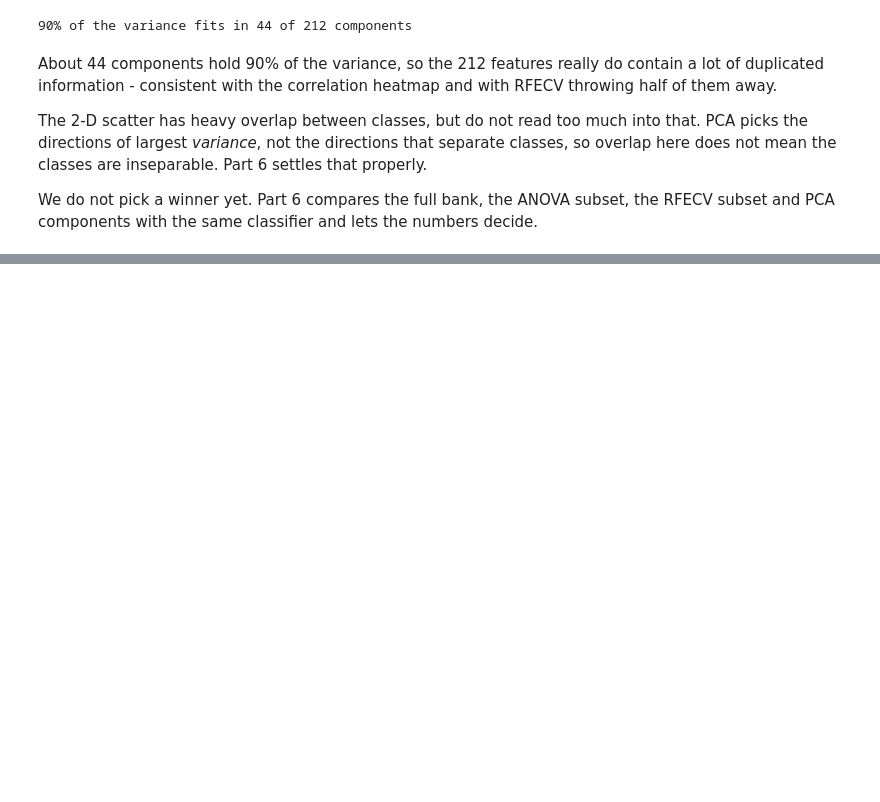
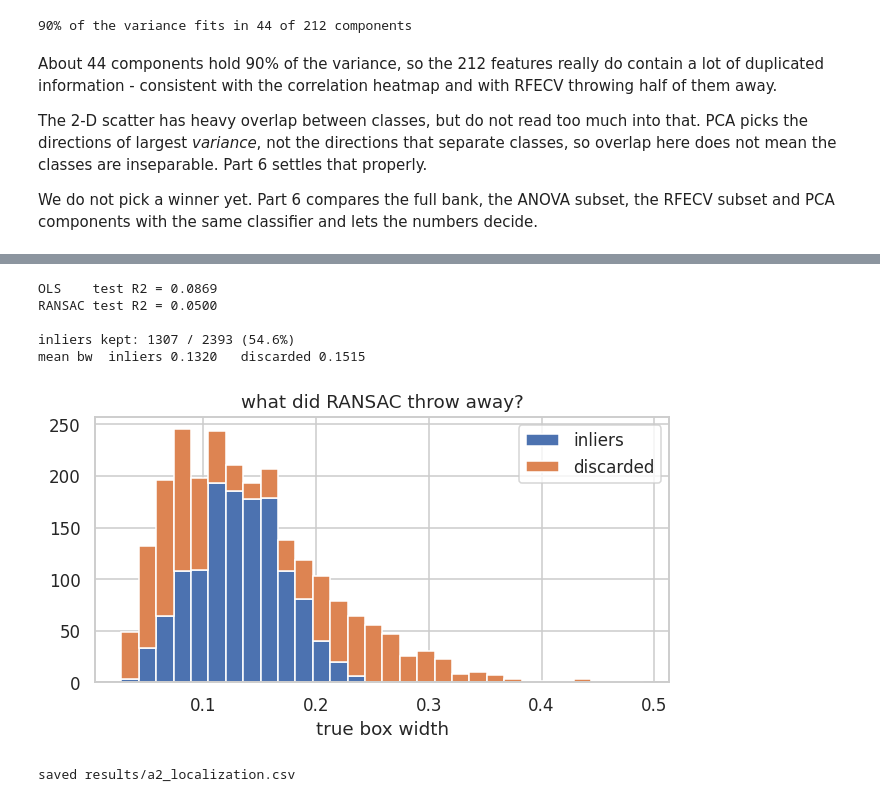
Before and after one commit to SurajKhomane108/brain-tumor-classification-localization, a Jupyter notebook: brain_tumor_classification_localization.ipynb, the cells around one changed output, grey strips where cells are left out. Saved outputs shown, nothing was run; the diff lists cells and outputs as text; code cells hidden in the pictures; blank space fills up the shorter version.

```diff
--- a/brain_tumor_classification_localization.ipynb
+++ b/brain_tumor_classification_localization.ipynb
@@ -650,0 +821,6 @@ PCA components with the same classifier and lets the numbers decide.
+# %%
+Xg_tr, Xg_te = data.loc[train_m, GLOBAL_COLS].values, data.loc[test_m, GLOBAL_COLS].values
+
+lin_global = LinearRegression().fit(Xg_tr, Ytr)
+results.append(box_report("linear / global (16)", lin_global.predict(Xg_te)))
+print(pd.DataFrame(results).round(4).to_string(index=False))
@@ -650,0 +1048,17 @@ PCA components with the same classifier and lets the numbers decide.
+# %%
+from sklearn.preprocessing import PolynomialFeatures, StandardScaler
+from sklearn.linear_model import Ridge
+
+y_bw_tr, y_bw_te = Ytr[:, 2], Yte[:, 2]
+poly = []
+for d in [1, 2, 3]:
+    est = LinearRegression() if d == 1 else Ridge(alpha=1.0)
+    pipe = make_pipeline(PolynomialFeatures(d, include_bias=False), StandardScaler(), est)
+    pipe.fit(Xg_tr, y_bw_tr)
+    poly.append({"degree": d, "terms": pipe[0].n_output_features_,
+                 "train_R2": r2_score(y_bw_tr, pipe.predict(Xg_tr)),
+                 "test_R2": r2_score(y_bw_te, pipe.predict(Xg_te))})
+poly_df = pd.DataFrame(poly)
+poly_df["gap"] = poly_df["train_R2"] - poly_df["test_R2"]
+print("target: box width, features: 16 global")
+print(poly_df.round(4).to_string(index=False))
@@ -650,0 +1088,29 @@ PCA components with the same classifier and lets the numbers decide.
+# %%
+from sklearn.linear_model import RANSACRegressor
+
+sc_g = StandardScaler().fit(Xg_tr)
+A, B = sc_g.transform(Xg_tr), sc_g.transform(Xg_te)
+ols = LinearRegression().fit(A, y_bw_tr)
+rs = RANSACRegressor(LinearRegression(), min_samples=0.5, max_trials=200,
+                     random_state=SEED).fit(A, y_bw_tr)
+inl = rs.inlier_mask_
+
+print("OLS    test R2 = %.4f" % r2_score(y_bw_te, ols.predict(B)))
+print("RANSAC test R2 = %.4f" % r2_score(y_bw_te, rs.predict(B)))
+print("\ninliers kept: %d / %d (%.1f%%)" % (inl.sum(), len(inl), 100 * inl.mean()))
+print("mean bw  inliers %.4f   discarded %.4f" % (y_bw_tr[inl].mean(), y_bw_tr[~inl].mean()))
+
+plt.figure(figsize=(6, 3.5))
+plt.hist([y_bw_tr[inl], y_bw_tr[~inl]], bins=30, stacked=True, label=["inliers", "discarded"])
+plt.xlabel("true box width"); plt.legend(); plt.title("what did RANSAC throw away?")
+plt.tight_layout(); plt.show()
+
+save_results(results, "a2_localization")
+# %% [output]
+OLS    test R2 = 0.0869
+RANSAC test R2 = 0.0500
+
+inliers kept: 1307 / 2393 (54.6%)
+mean bw  inliers 0.1320   discarded 0.1515
+[figure, added]
+saved results/a2_localization.csv
```
Also changed, not shown: parts of 28 cells of this notebook.
